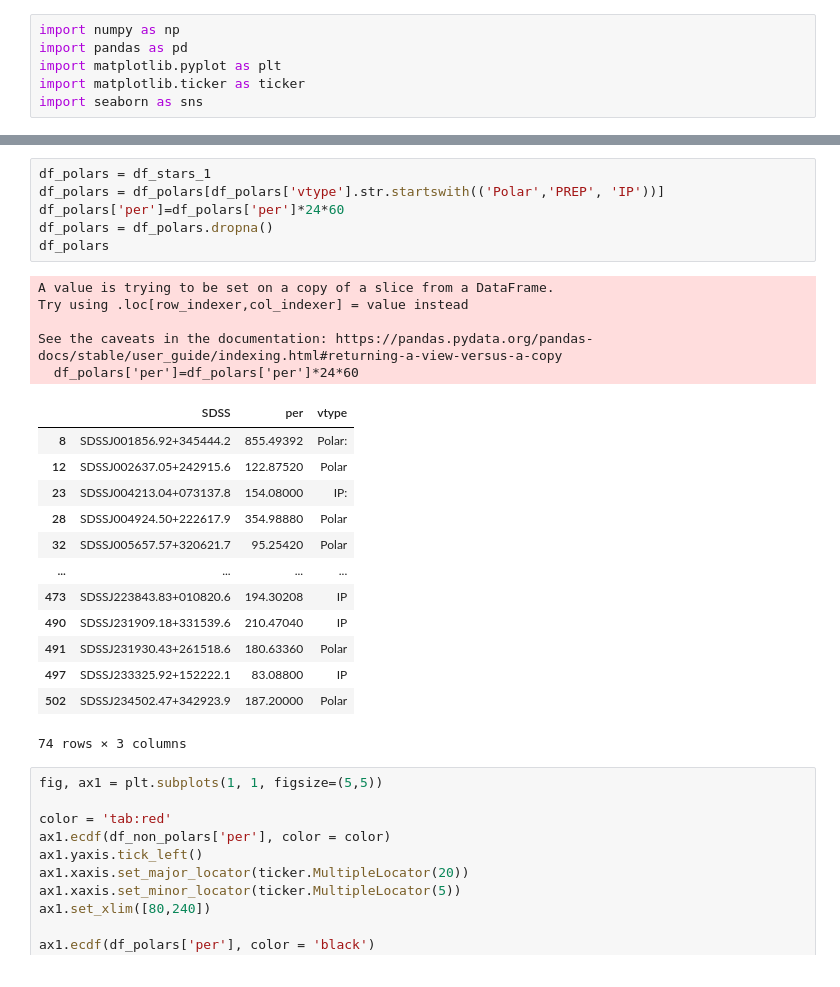
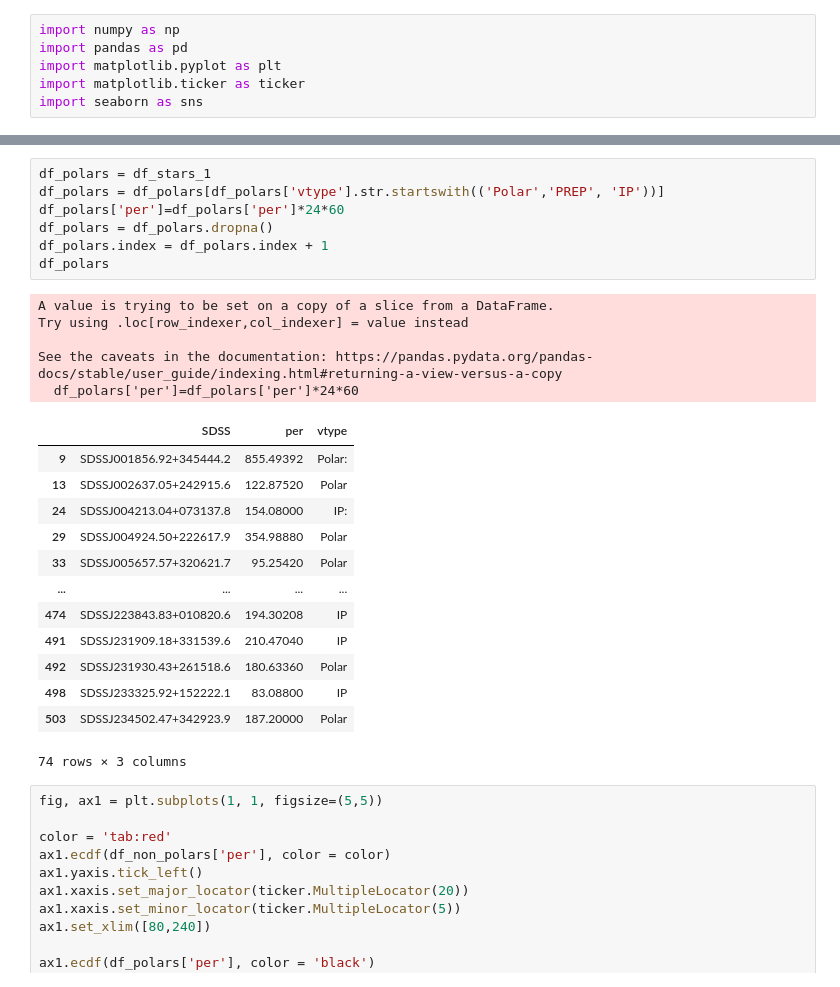
Before and after one commit to wknop/licencjat, a Jupyter notebook: notebook1.ipynb, the cells around one changed output, grey strips where cells are left out. Saved outputs shown, nothing was run; the diff lists cells and outputs as text.

```diff
--- a/notebook1.ipynb
+++ b/notebook1.ipynb
@@ -68,27 +84,28 @@ df_non_polars
 # %%
 df_polars = df_stars_1
 df_polars = df_polars[df_polars['vtype'].str.startswith(('Polar','PREP', 'IP'))]
 df_polars['per']=df_polars['per']*24*60
 df_polars = df_polars.dropna()
+df_polars.index = df_polars.index + 1
 df_polars
 # %% [output]
 A value is trying to be set on a copy of a slice from a DataFrame.
 Try using .loc[row_indexer,col_indexer] = value instead
 
 See the caveats in the documentation: https://pandas.pydata.org/pandas-docs/stable/user_guide/indexing.html#returning-a-view-versus-a-copy
   df_polars['per']=df_polars['per']*24*60
 |  | SDSS | per | vtype |
-| 8 | SDSSJ001856.92+345444.2 | 855.49392 | Polar: |
-| 12 | SDSSJ002637.05+242915.6 | 122.87520 | Polar |
-| 23 | SDSSJ004213.04+073137.8 | 154.08000 | IP: |
-| 28 | SDSSJ004924.50+222617.9 | 354.98880 | Polar |
-| 32 | SDSSJ005657.57+320621.7 | 95.25420 | Polar |
+| 9 | SDSSJ001856.92+345444.2 | 855.49392 | Polar: |
+| 13 | SDSSJ002637.05+242915.6 | 122.87520 | Polar |
+| 24 | SDSSJ004213.04+073137.8 | 154.08000 | IP: |
+| 29 | SDSSJ004924.50+222617.9 | 354.98880 | Polar |
+| 33 | SDSSJ005657.57+320621.7 | 95.25420 | Polar |
 | ... | ... | ... | ... |
-| 473 | SDSSJ223843.83+010820.6 | 194.30208 | IP |
-| 490 | SDSSJ231909.18+331539.6 | 210.47040 | IP |
-| 491 | SDSSJ231930.43+261518.6 | 180.63360 | Polar |
-| 497 | SDSSJ233325.92+152222.1 | 83.08800 | IP |
-| 502 | SDSSJ234502.47+342923.9 | 187.20000 | Polar |
+| 474 | SDSSJ223843.83+010820.6 | 194.30208 | IP |
+| 491 | SDSSJ231909.18+331539.6 | 210.47040 | IP |
+| 492 | SDSSJ231930.43+261518.6 | 180.63360 | Polar |
+| 498 | SDSSJ233325.92+152222.1 | 83.08800 | IP |
+| 503 | SDSSJ234502.47+342923.9 | 187.20000 | Polar |
 74 rows × 3 columns
 # %%
 fig, ax1 = plt.subplots(1, 1, figsize=(5,5))
```
Also changed, not shown: parts of 6 cells of this notebook.
